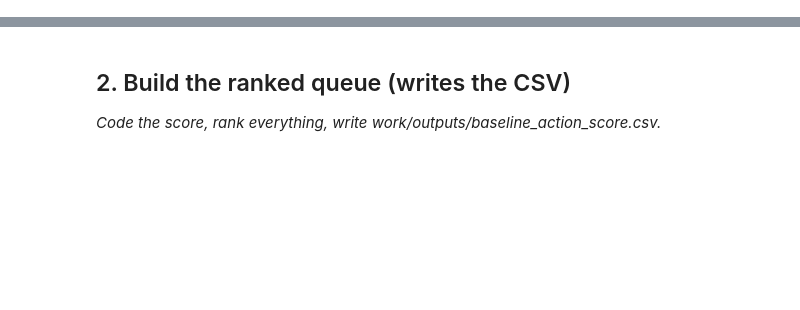
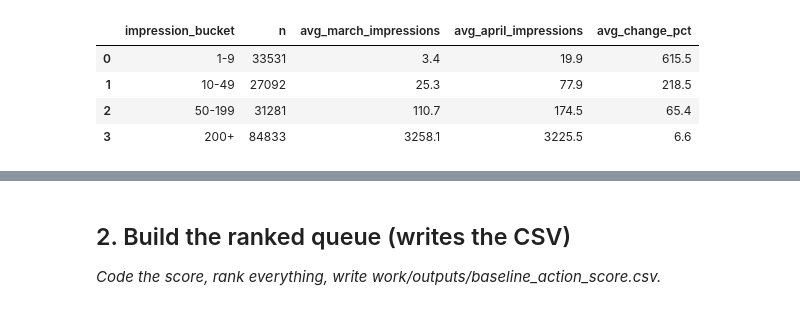
Before and after one commit to lakeshkumarkhatri/flyrank-ml, a Jupyter notebook: work/notebooks/w04_baseline_score.ipynb, the cells around one changed output, grey strips where cells are left out. Saved outputs shown, nothing was run; the diff lists cells and outputs as text; code cells hidden in the pictures; blank space fills up the shorter version.

```diff
--- a/work/notebooks/w04_baseline_score.ipynb
+++ b/work/notebooks/w04_baseline_score.ipynb
@@ -8,0 +179,72 @@ This skeleton is yours to fill. Work the sections **in order** — each one has
+# %%
+volume_buckets = con.sql(f"""
+WITH march AS (
+    SELECT
+        client_hash_id,
+        content_hash_id,
+        SUM(gsc_impressions) AS march_impressions
+    FROM {fact}
+    WHERE month = '2026-03'
+    GROUP BY client_hash_id, content_hash_id
+),
+
+april AS (
+    SELECT
+        client_hash_id,
+        content_hash_id,
+        SUM(gsc_impressions) AS april_impressions
+    FROM {fact}
+    WHERE month = '2026-04'
+    GROUP BY client_hash_id, content_hash_id
+),
+
+joined AS (
+    SELECT
+        m.march_impressions,
+        a.april_impressions,
+        CASE
+            WHEN m.march_impressions BETWEEN 1 AND 9
+                THEN '1-9'
+            WHEN m.march_impressions BETWEEN 10 AND 49
+                THEN '10-49'
+            WHEN m.march_impressions BETWEEN 50 AND 199
+                THEN '50-199'
+            ELSE '200+'
+        END AS impression_bucket
+    FROM march m
+    INNER JOIN april a
+        ON m.client_hash_id = a.client_hash_id
+        AND m.content_hash_id = a.content_hash_id
+    WHERE m.march_impressions > 0
+)
+
+SELECT
+    impression_bucket,
+    COUNT(*) AS n,
+    ROUND(AVG(march_impressions), 1) AS avg_march_impressions,
+    ROUND(AVG(april_impressions), 1) AS avg_april_impressions,
+    ROUND(
+        AVG(
+            (april_impressions - march_impressions)
+            * 1.0 / march_impressions
+        ) * 100,
+        1
+    ) AS avg_change_pct
+FROM joined
+GROUP BY impression_bucket
+ORDER BY
+    CASE impression_bucket
+        WHEN '1-9' THEN 1
+        WHEN '10-49' THEN 2
+        WHEN '50-199' THEN 3
+        WHEN '200+' THEN 4
+    END
+""").df()
+
+volume_buckets
+# %% [output]
+|  | impression_bucket | n | avg_march_impressions | avg_april_impressions | avg_change_pct |
+| 0 | 1-9 | 33531 | 3.4 | 19.9 | 615.5 |
+| 1 | 10-49 | 27092 | 25.3 | 77.9 | 218.5 |
+| 2 | 50-199 | 31281 | 110.7 | 174.5 | 65.4 |
+| 3 | 200+ | 84833 | 3258.1 | 3225.5 | 6.6 |
```
Also changed, not shown: parts of 13 cells of this notebook.
